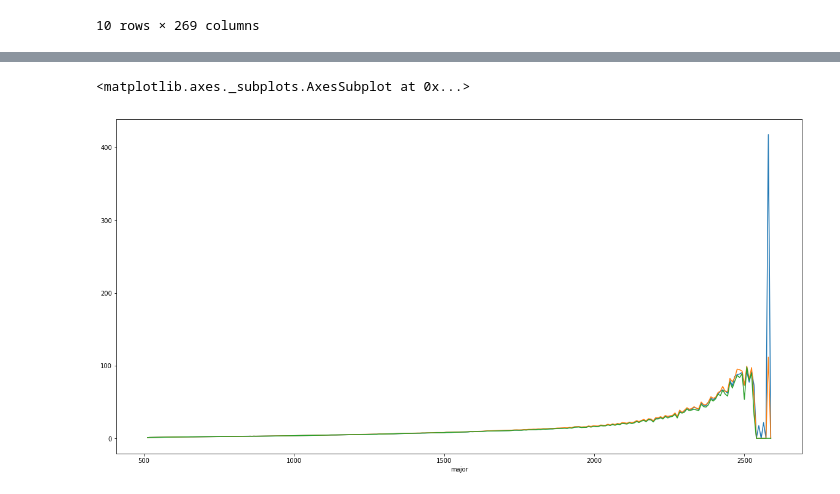
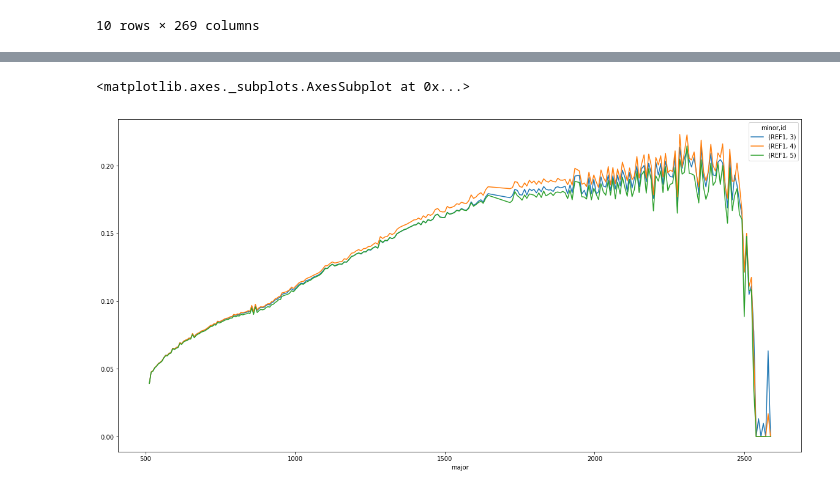
Before and after one commit to jlaura/PyHAT, a Jupyter notebook: notebooks/SP Example.ipynb, the cells around one changed output, grey strips where cells are left out. Cells and saved outputs as stored; diff of their text form; code cells hidden in the pictures.

Commit message:
updated notebook to use syntax sugar for plotting

```diff
--- a/notebooks/SP Example.ipynb
+++ b/notebooks/SP Example.ipynb
@@ -198,7 +191,5 @@ ref.loc['REF1', 5, ref.wavelengths].plot()
-# %%
-ref_corrected.loc['REF1', 3, ref.wavelengths].plot()
-ref_corrected.loc['REF1', 4, ref.wavelengths].plot()
-ref_corrected.loc['REF1', 5, ref.wavelengths].plot()
-# %% [output]
-<matplotlib.axes._subplots.AxesSubplot at 0x...>
-[figure, removed]
+# %%
+ref.iloc[3:6].plot_spectra()
+# %% [output]
+<matplotlib.axes._subplots.AxesSubplot at 0x...>
+[figure, added]
```
Also changed, not shown: parts of 3 cells of this notebook, 1 other file.
